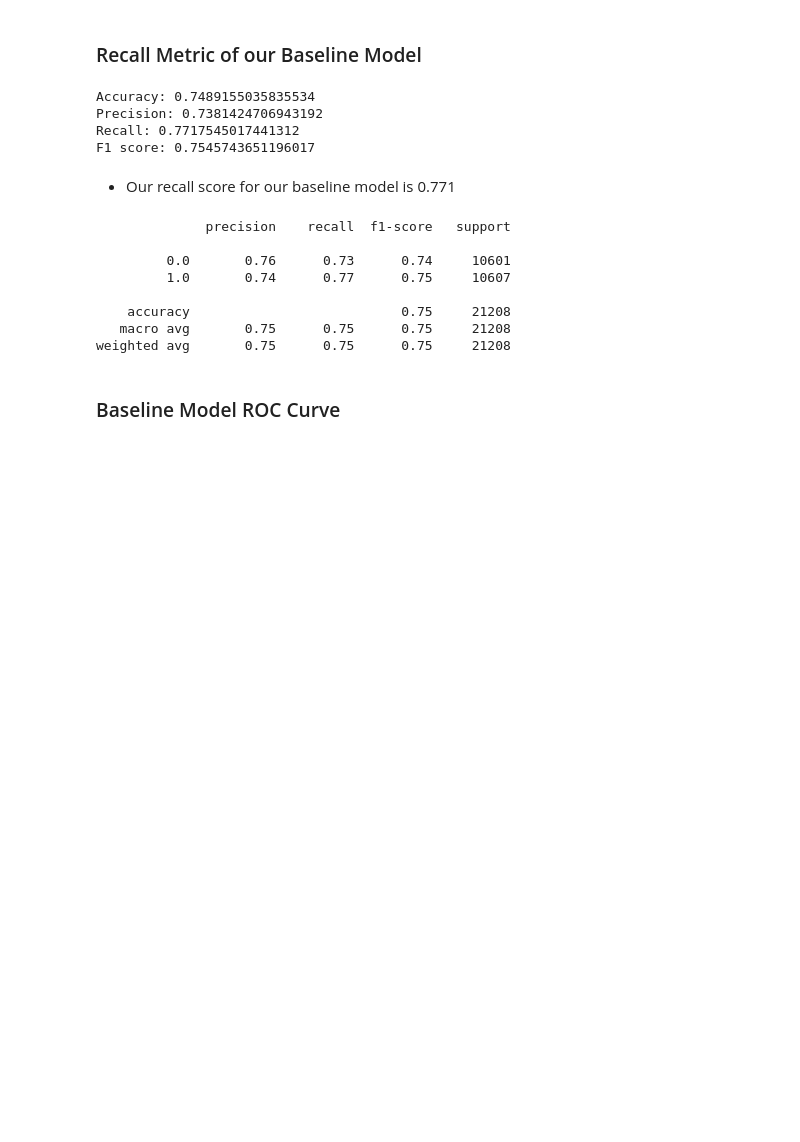
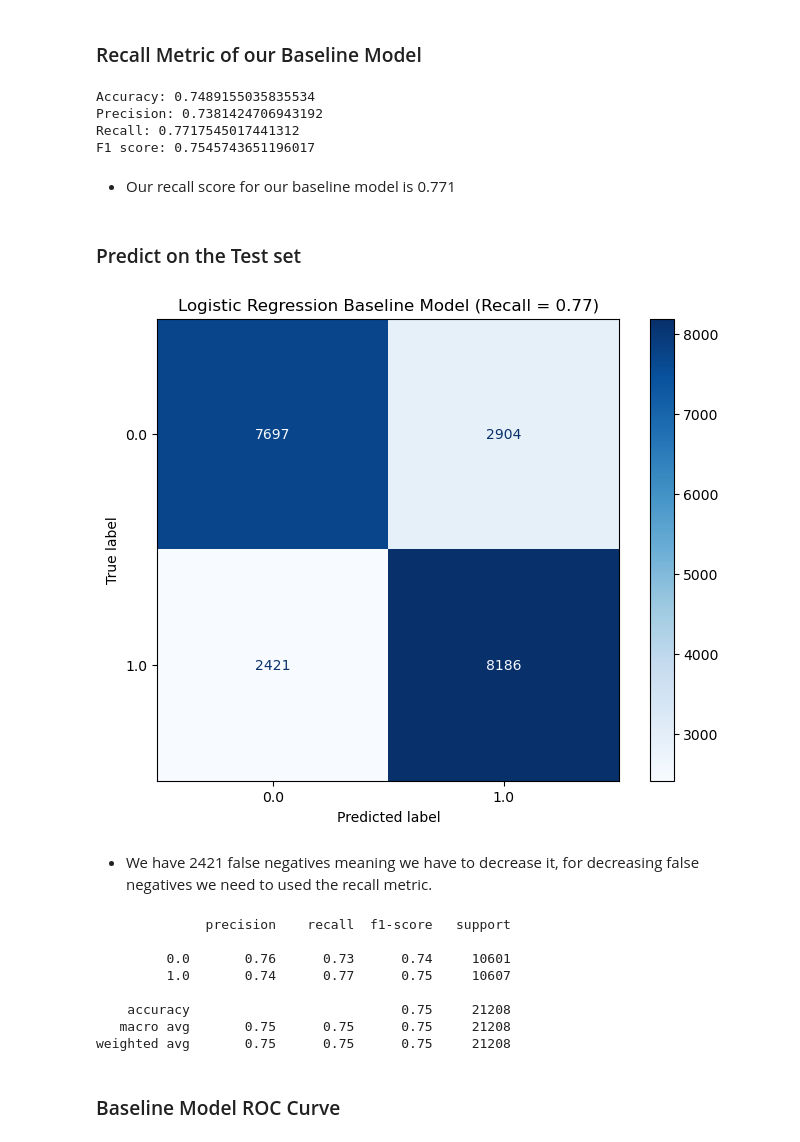
Before and after one commit to gloriapintado/Diabetes_Prediction, a Jupyter notebook: Final_notebook.ipynb, the cells around one changed output. Drawn from its saved outputs; the diff is of its cells as text; code cells hidden in the pictures; blank space fills up the shorter version.

```diff
--- a/Final_notebook.ipynb
+++ b/Final_notebook.ipynb
@@ -297,6 +290,23 @@ Recall: 0.7717545017441312
 F1 score: 0.7545743651196017
 # %% [markdown]
 - Our recall score for our baseline model is 0.771
+# %% [markdown]
+### Predict on the Test set
+# %%
+cm = confusion_matrix(y_test, test_preds)
+# Create a ConfusionMatrixDisplay object
+disp = ConfusionMatrixDisplay(confusion_matrix=cm, display_labels=logreg.classes_)
+# Plot the confusion matrix
+fig, ax = plt.subplots(figsize=(8, 6))  # Adjust the figure size as needed
+disp.plot(ax=ax, cmap=plt.cm.Blues, values_format="d")
+# Set the title
+ax.set_title("Logistic Regression Baseline Model (Recall = 0.77)")
+# Display the plot
+plt.show()
+# %% [output]
+[figure, added]
+# %% [markdown]
+- We have 2421 false negatives meaning we have to decrease it, for decreasing false negatives we need to used the recall metric.
 # %%
 print(classification_report(y_test, test_preds))
 # %% [output]
```
Also changed, not shown: parts of 35 cells of this notebook.
